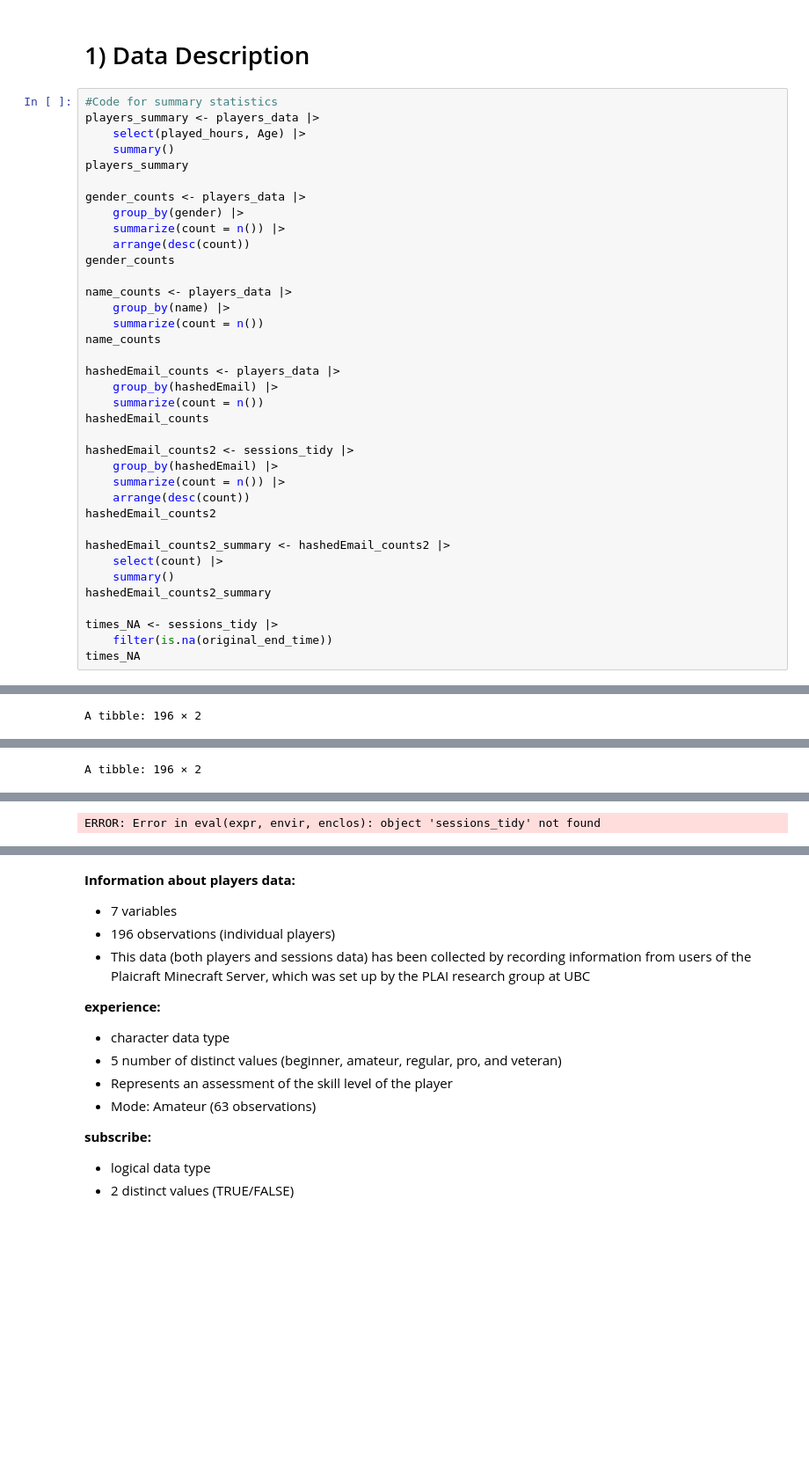
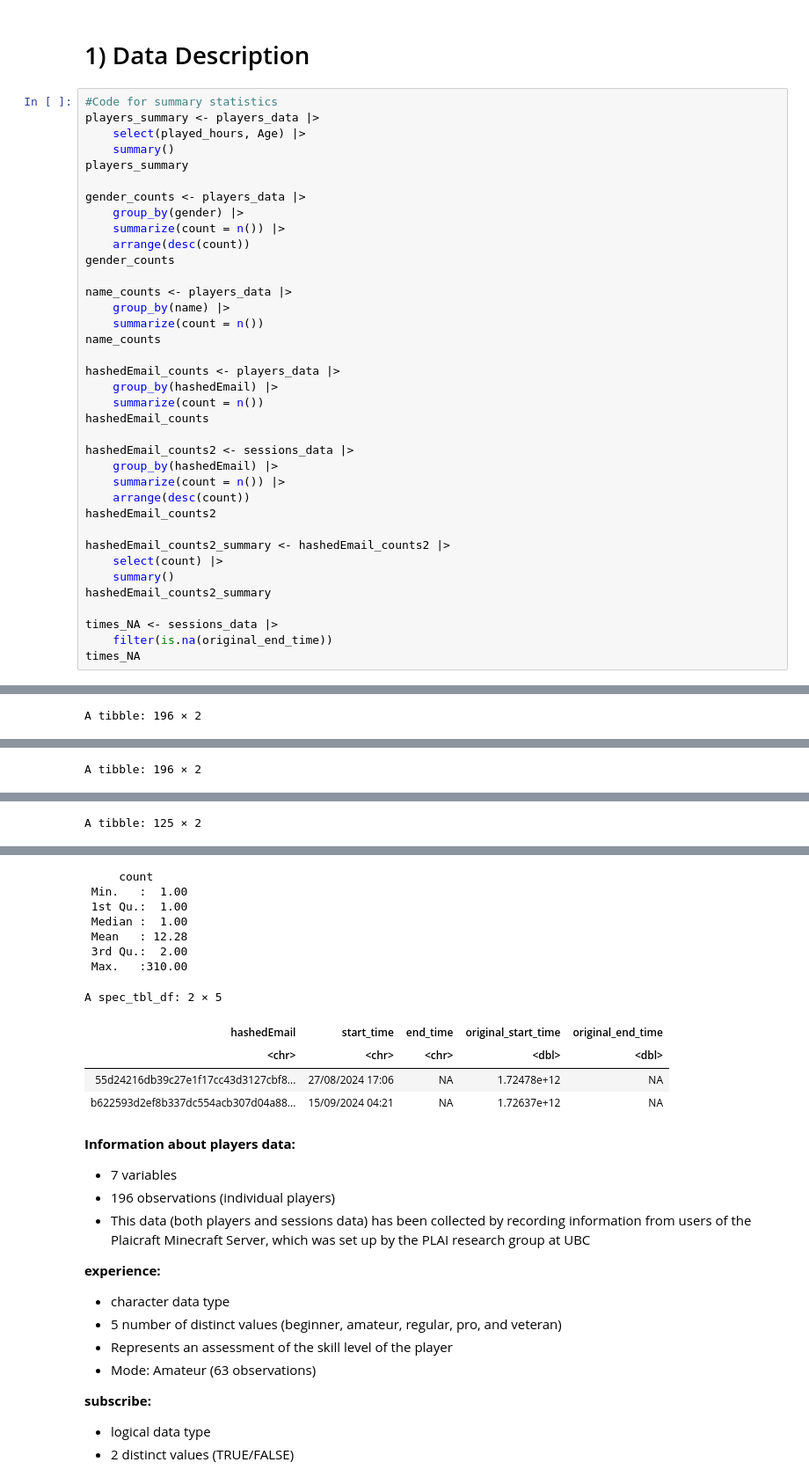
Before and after one commit to ellakiciman/dsci100_project_individual, a Jupyter notebook: project_individual.ipynb, the cells around one changed output, grey strips where cells are left out. Shown: that part at 88% size. Saved outputs shown, nothing was run; the diff lists cells and outputs as text; blank space fills up the shorter version.

```diff
--- a/project_individual.ipynb
+++ b/project_individual.ipynb
@@ -49,7 +49,7 @@ hashedEmail_counts <- players_data |>
     summarize(count = n())
 hashedEmail_counts
 
-hashedEmail_counts2 <- sessions_tidy |>
+hashedEmail_counts2 <- sessions_data |>
     group_by(hashedEmail) |>
     summarize(count = n()) |>
     arrange(desc(count))
@@ -60,7 +60,7 @@ hashedEmail_counts2_summary <- hashedEmail_counts2 |>
     summary()
 hashedEmail_counts2_summary
 
-times_NA <- sessions_tidy |>
+times_NA <- sessions_data |>
     filter(is.na(original_end_time))
 times_NA
 # %% [output]
@@ -102,4 +102,4 @@ A tibble: 196 × 2
 | fd6563a4e0f6f4273580e5fedbd8dda64... | 1 |
 | fe218a05c6c3fc6326f4f151e8cb75a2a... | 1 |
 | fef4e1bed8c3f6dcd7bcd39ab21bd4023... | 1 |
-ERROR: Error in eval(expr, envir, enclos): object 'sessions_tidy' not found
+A tibble: 125 × 2
@@ -106,3 +115,15 @@ ERROR: Error in eval(expr, envir, enclos): object 'sessions_tidy' not found
+     count
+ Min.   :  1.00
+ 1st Qu.:  1.00
+ Median :  1.00
+ Mean   : 12.28
+ 3rd Qu.:  2.00
+ Max.   :310.00
+A spec_tbl_df: 2 × 5
+| hashedEmail | start_time | end_time | original_start_time | original_end_time |
+| <chr> | <chr> | <chr> | <dbl> | <dbl> |
+| 55d24216db39c27e1f17cc43d3127cbf8... | 27/08/2024 17:06 | NA | 1.72478e+12 | NA |
+| b622593d2ef8b337dc554acb307d04a88... | 15/09/2024 04:21 | NA | 1.72637e+12 | NA |
 # %% [markdown]
 **Information about players data:**
 - 7 variables
```
Also changed, not shown: parts of 3 cells of this notebook.
